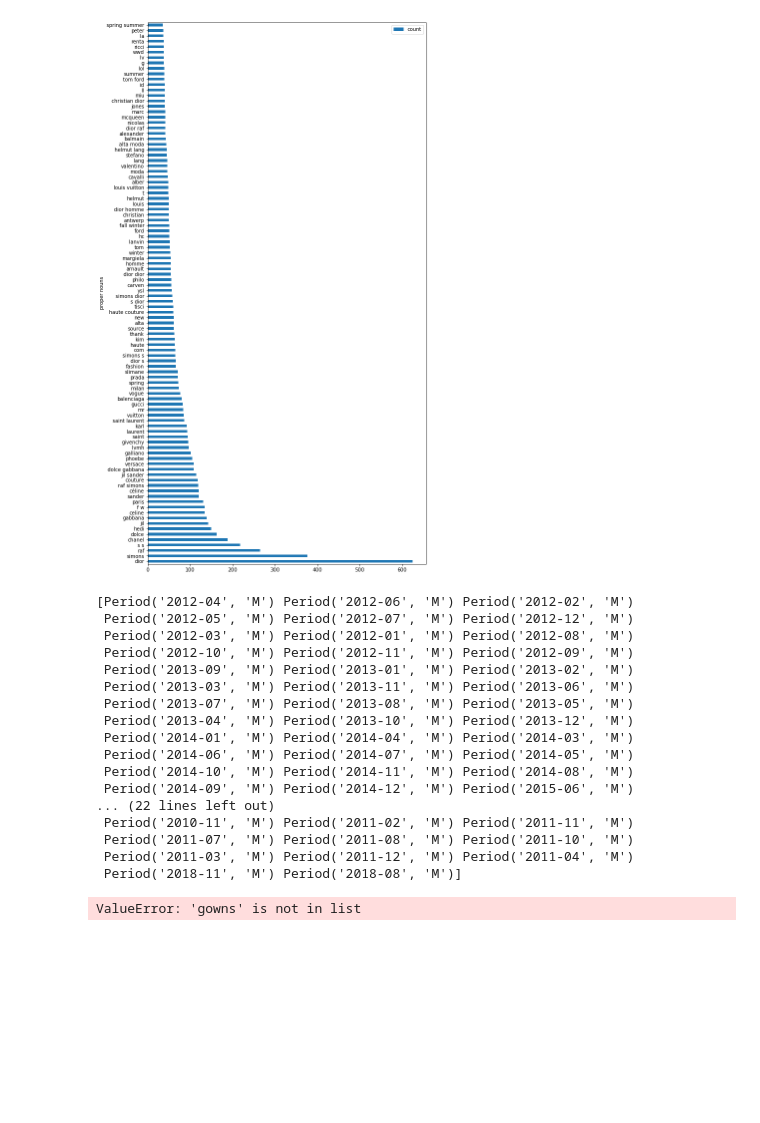
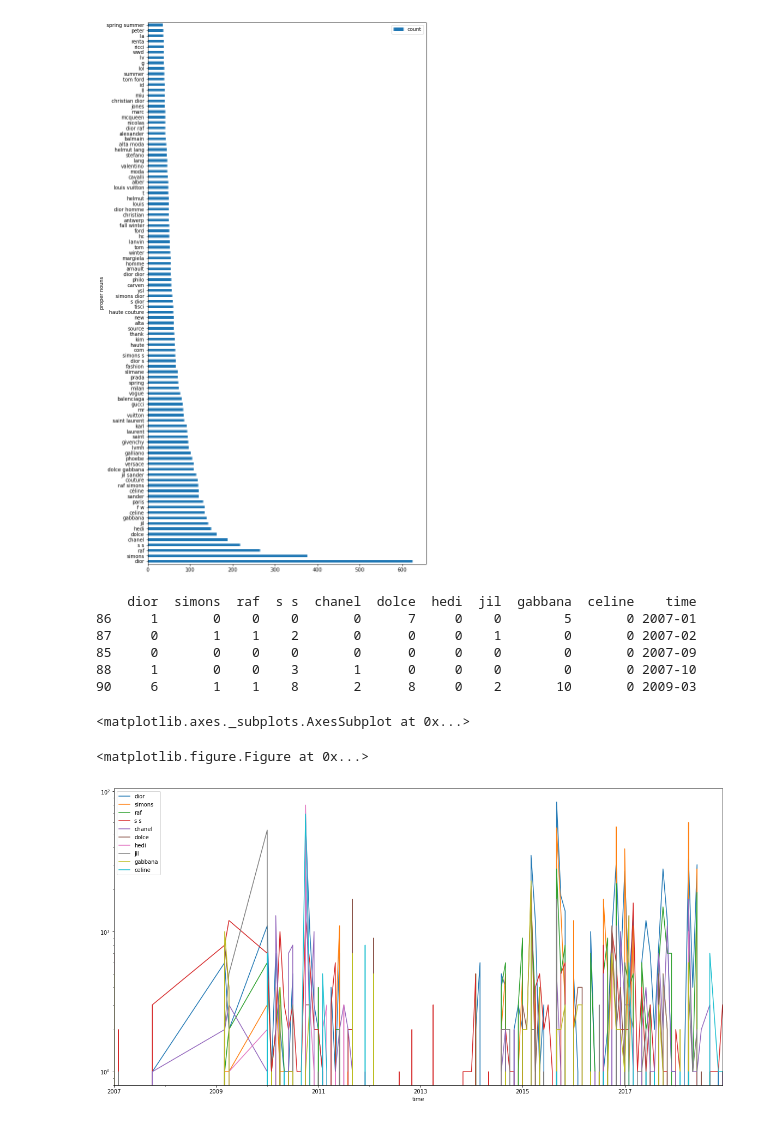
Before and after one commit to valstrl/CHILI_project, a Jupyter notebook: LDA_overview_forum.ipynb, the cells around one changed output. Saved outputs shown, nothing was run; the diff lists cells and outputs as text; code cells hidden in the pictures; blank space fills up the shorter version.

```diff
--- a/LDA_overview_forum.ipynb
+++ b/LDA_overview_forum.ipynb
@@ -394,7 +402,6 @@ def proper_nouns_count_time(proper_nouns_count, tf, tf_feature_names,dataset):
     dataset['year_months']=pd.to_datetime(dataset['time'], errors='coerce').dt.to_period('M')
     words_count_time=pd.DataFrame()
     time=dataset['year_months'].unique()
-    print(time)
 
     # for each word
     for word in proper_nouns_count['proper nouns']:
@@ -402,40 +409,33 @@ def proper_nouns_count_time(proper_nouns_count, tf, tf_feature_names,dataset):
         ind_word = tf_feature_names.index(word)
         word_counts=[]
         for name , group in dataset.groupby('year_months'):
-            print(name)
             #get ind of docs in that period
             ind_doc = list(group.index)
             #get counts of this word in that period
             word_counts= word_counts  + list(np.ndarray.flatten(np.asarray(tf[ind_doc,ind_word].sum(axis=0))));
 
-            words_count_time[word]= pd.Series(word_counts)
+        words_count_time[word]= pd.Series(word_counts)
+    time=pd.Series(time.tolist())
+    time=time.dropna()
+    words_count_time['time']=time
+    words_count_time=words_count_time.sort_values('time')
+    words_count_time= words_count_time[~words_count_time.time.isnull()]
     return words_count_time
 
-words_count =words_count_time(topics_words, tf, tf_feature_names,all_posts)
+words_count =proper_nouns_count_time(proper_nouns_count_100.head(10).reset_index(), tf, tf_feature_names,all_posts)
 print(words_count.head())
-
-for word in proper_nouns_count_100['proper nouns']:
-    plt.plot( words_count[word], label=word)
-    plt.legend(loc='best')
-    plt.xlabel('time')
-    plt.title('Word count for words in topic %d'%name)
-    plt.show()
 # %% [output]
-[Period('2012-04', 'M') Period('2012-06', 'M') Period('2012-02', 'M')
- Period('2012-05', 'M') Period('2012-07', 'M') Period('2012-12', 'M')
- Period('2012-03', 'M') Period('2012-01', 'M') Period('2012-08', 'M')
- Period('2012-10', 'M') Period('2012-11', 'M') Period('2012-09', 'M')
- Period('2013-09', 'M') Period('2013-01', 'M') Period('2013-02', 'M')
- Period('2013-03', 'M') Period('2013-11', 'M') Period('2013-06', 'M')
- Period('2013-07', 'M') Period('2013-08', 'M') Period('2013-05', 'M')
- Period('2013-04', 'M') Period('2013-10', 'M') Period('2013-12', 'M')
- Period('2014-01', 'M') Period('2014-04', 'M') Period('2014-03', 'M')
- Period('2014-06', 'M') Period('2014-07', 'M') Period('2014-05', 'M')
- Period('2014-10', 'M') Period('2014-11', 'M') Period('2014-08', 'M')
- Period('2014-09', 'M') Period('2014-12', 'M') Period('2015-06', 'M')
-... (22 lines left out)
- Period('2010-11', 'M') Period('2011-02', 'M') Period('2011-11', 'M')
- Period('2011-07', 'M') Period('2011-08', 'M') Period('2011-10', 'M')
- Period('2011-03', 'M') Period('2011-12', 'M') Period('2011-04', 'M')
- Period('2018-11', 'M') Period('2018-08', 'M')]
+    dior  simons  raf  s s  chanel  dolce  hedi  jil  gabbana  celine    time
+86     1       0    0    0       0      7     0    0        5       0 2007-01
+87     0       1    1    2       0      0     0    1        0       0 2007-02
+85     0       0    0    0       0      0     0    0        0       0 2007-09
+88     1       0    0    3       1      0     0    0        0       0 2007-10
+90     6       1    1    8       2      8     0    2       10       0 2009-03
-ValueError: 'gowns' is not in list
+# %%
+
+plt.figure(figsize=(20,5))
+words_count.plot(x='time' , figsize=(20,10), logy=True)
+# %% [output]
+<matplotlib.axes._subplots.AxesSubplot at 0x...>
+<matplotlib.figure.Figure at 0x...>
+[figure, added]
```
Also changed, not shown: parts of 2 cells of this notebook.
